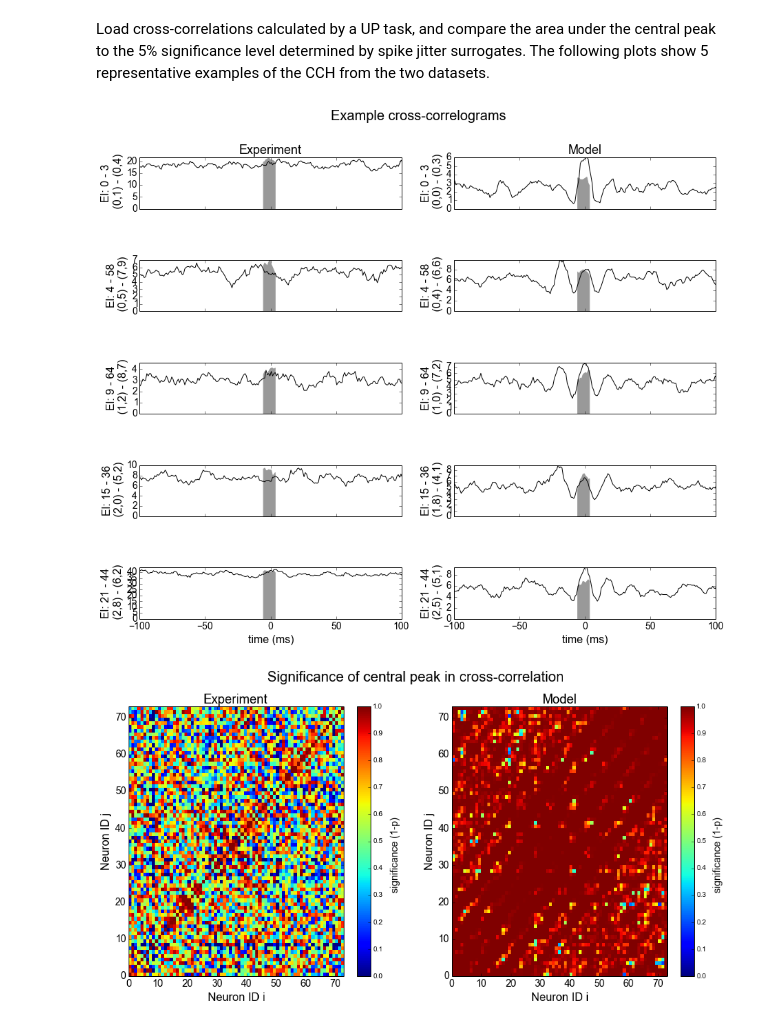
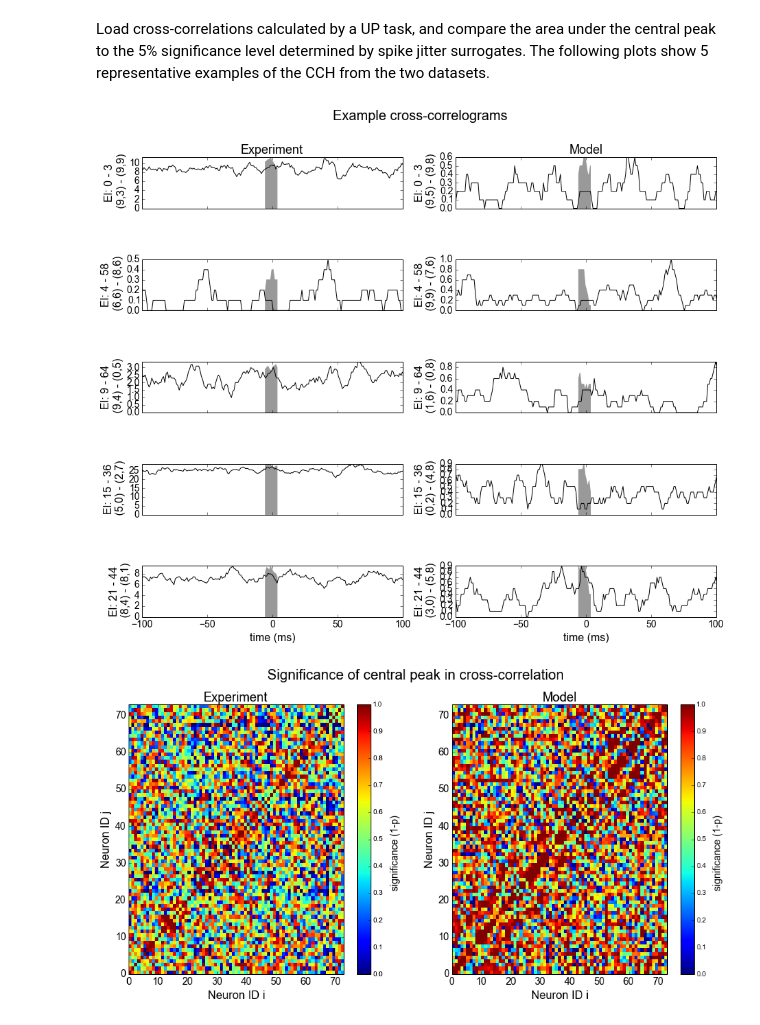
Before and after one commit to paulchorley/elephant, a Jupyter notebook: hbp_review/hbp_review.ipynb, the cells around one changed output. Drawn from its saved outputs; the diff is of its cells as text; code cells hidden in the pictures.

Commit message:
Further revisions of notebook and data/task conversion.

```diff
--- a/hbp_review/hbp_review.ipynb
+++ b/hbp_review/hbp_review.ipynb
@@ -314,40 +314,39 @@ plt.savefig('cc_comp.png', transparent=True)
 # %% [markdown]
 Load cross-correlations calculated by a UP task, and compare the area under the central peak to the 5% significance level determined by spike jitter surrogates. The following plots show 5 representative examples of the CCH from the two datasets.
 # %%
-reload(plots)
 plt.figure(num=None, figsize=(15, 12), dpi=120, facecolor='w', edgecolor='k')
 plt.suptitle('Example cross-correlograms', fontsize=20)
 
 filename = [
-    '../results/hbp_review_task/viz_output_exp.pkl',
-    '../results/hbp_review_task/viz_output_mdl.pkl']
+    '../results/hbp_review_task_L4/viz_output_exp.pkl',
+    '../results/hbp_review_task_L4/viz_output_mdl.pkl']
 titles = ['Experiment', 'Model']
 
 num_cc_plots = 5
 
 # Loop over experiment and model
 for i in range(2):
     # load results from UP task
     f = open(filename[i], 'r')
     cc = pickle.load(f)
     f.close()
 
     # example: build correlation matrix
     num_neurons = cc['meta']['num_neurons']
     num_edges = cc['meta']['num_edges']
 
     for j in range(num_cc_plots):
         ax = plt.subplot(num_cc_plots, 2, i + 1 + j * 2)
 
         plots.cc_examples(cc, j, num_cc_plots)
         if j == 0:
             plt.title(titles[i], fontsize=18)
 
 plt.subplots_adjust(hspace=1.0, top=0.9)
 
 plt.savefig('cch_example.png', transparent=True)
 # %% [output]
-[figure, old version]
+[figure, new version]
 # %%
 plt.figure(num=None, figsize=(15, 7), dpi=120, facecolor='w', edgecolor='k')
 plt.suptitle('Significance of central peak in cross-correlation', fontsize=20)
@@ -378,4 +377,4 @@ plt.subplots_adjust(hspace=1.0, top=0.88)
 
 plt.savefig('cch_matrix.png', transparent=True)
 # %% [output]
-[figure, old version]
+[figure, new version]
```
Also changed, not shown: parts of 11 cells of this notebook, 2 other files.
